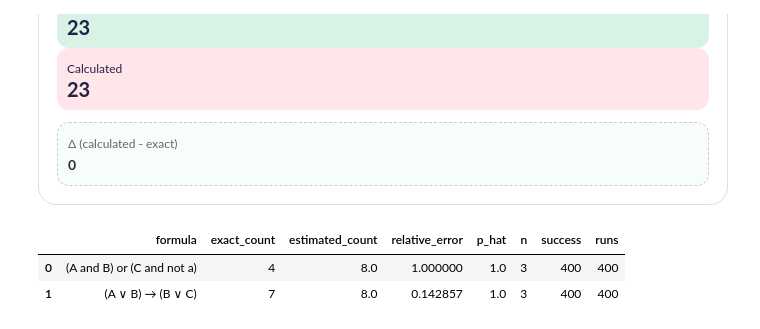
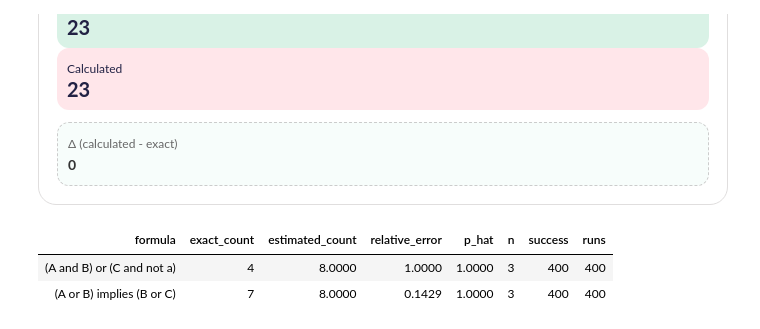
Before and after one commit to jcasonatto/Proj_knowledge25, a Jupyter notebook: Proj_CasonattoZanella2025.ipynb, the cells around one changed output. Saved outputs shown, nothing was run; the diff lists cells and outputs as text; code cells hidden in the pictures.

```diff
--- a/Proj_CasonattoZanella2025.ipynb
+++ b/Proj_CasonattoZanella2025.ipynb
@@ -139,0 +131,34 @@ Nota Bene: In realtà, il primissimo passo sarebbe la trasformazione di F in ***
+# %%
+# ===========================
+# Styling pastel
+# ===========================
+def style_pastel(df: pd.DataFrame):
+    num_cols = df.select_dtypes(include=[np.number]).columns.tolist()
+
+    sty = (df.style
+           .hide(axis="index")
+           .set_table_styles([
+               {"selector": "th.col_heading",
+                "props": [("background", "#f0f0f0"), ("color", "#374151"),
+                          ("font-size", "13px"), ("font-weight", "600"),
+                          ("padding", "10px 8px"), ("border", "none")]},
+               {"selector": "tbody td",
+                "props": [("padding", "10px 12px"), ("border-bottom", "1px solid #e5e7eb"),
+                          ("font-size", "13px"), ("color", "#f0f0f0")]},
+               {"selector": "table",
+                "props": [("border-collapse", "separate"), ("border-spacing", "0"),
+                          ("border", "1px solid #e5e7eb"), ("border-radius", "12px"),
+                          ("overflow", "hidden"), ("box-shadow", "0 4px 12px rgba(0,0,0,.05)")]},
+           ])
+           .format(precision=4)
+          )
+
+    if num_cols:
+        # Gradiente pastello (viola→rosa→azzurro chiaro)
+        sty = sty.background_gradient(
+            cmap="coolwarm", subset=num_cols,
+            vmin=df[num_cols].min().min(),
+            vmax=df[num_cols].max().max()
+        )
+
+    return sty
@@ -390,7 +425,7 @@ def compile_to_sdDNNF(F):
     # removes ⇒, ↔ e force NOT to literals
 
     F_nnf  = to_nnf(F, simplify=True)
-    time.sleep(3)
+    time.sleep(2.5)
     stages[0] = ("to NNF", True); handle.update(HTML(render_pipeline(stages)))
     #pipeline_status([("to NNF", True),("to DNNF", False),("to dDNNF", False),("to sdNNF", False), ("Counting",False)])
 
@@ -676,24 +696,21 @@ Calculated
 # %%
 # ===========================
 # DEMO: comparison exact counting vs SampleSAT
 # ===========================
-A, B, C = symbols('A B C')
-F2 = Implies(Or(A, B), Or(B, C))
-
 formule = [
     ("(A and B) or (C and not a)", Or(And(a, b), And(c, Not(a)))),
-    ("(A ∨ B) → (B ∨ C)", Implies(Or(A, B), Or(B, C))),
-    #("(A xor B) and (C or D)", And(Or(And(A, Not(B)), And(Not(A), B)), Or(C, D))),
+    ("(A or B) implies (B or C)", Implies(Or(A, B), Or(B, C))),
 ]
 
 import pandas as pd
 risultati = []
 for nome, F in formule:
     res = compare_exact_vs_samplesat(F, runs=400, max_tries=60, max_flips=500, noise=0.5)
     risultati.append({"formula": nome, **res})
 
-pd.DataFrame(risultati)
+df = pd.DataFrame(risultati)
+display(style_pastel(df))
 # %% [output]
-|  | formula | exact_count | estimated_count | relative_error | p_hat | n | success | runs |
-| 0 | (A and B) or (C and not a) | 4 | 8.0 | 1.000000 | 1.0 | 3 | 400 | 400 |
-| 1 | (A ∨ B) → (B ∨ C) | 7 | 8.0 | 0.142857 | 1.0 | 3 | 400 | 400 |
+| formula | exact_count | estimated_count | relative_error | p_hat | n | success | runs |
+| (A and B) or (C and not a) | 4 | 8.0000 | 1.0000 | 1.0000 | 3 | 400 | 400 |
+| (A or B) implies (B or C) | 7 | 8.0000 | 0.1429 | 1.0000 | 3 | 400 | 400 |
```
Also changed, not shown: parts of 4 cells of this notebook, 1 other file.
